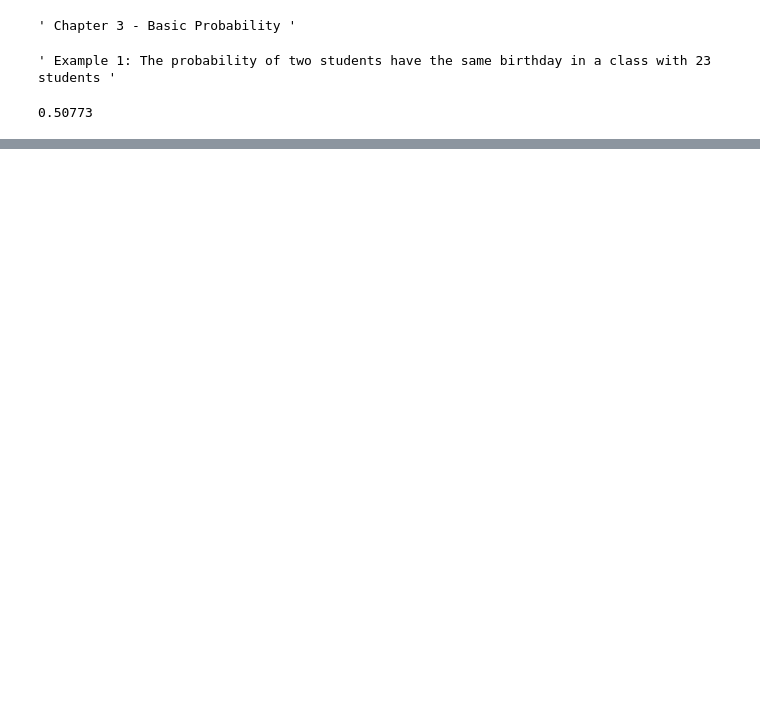
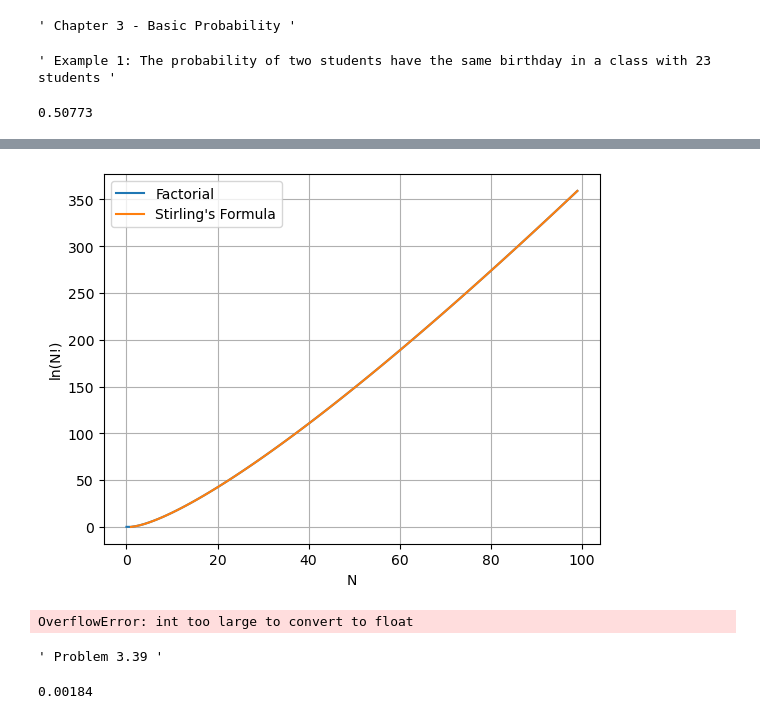
Before and after one commit to matheusdomingoscarneiro/statistics-probability, a Jupyter notebook: chapter-3.ipynb, the cells around one changed output, grey strips where cells are left out. Saved outputs shown, nothing was run; the diff lists cells and outputs as text; code cells hidden in the pictures; blank space fills up the shorter version.

```diff
--- a/chapter-3.ipynb
+++ b/chapter-3.ipynb
@@ -44,0 +48,31 @@ probability
+# %%
+def factorial(n):
+
+    fact = 1 # Initial value of product
+
+    # Multiplies sequentialy until the value of N in 'N!'
+    for number in range(1, n+1):
+
+        fact *= number
+
+    return fact
+# %%
+def stirlings_formula(n):
+
+    return np.sqrt(2*np.pi) * n**(n + 0.5) * np.exp(-n)
+# %%
+N = 100 # The maximum N in the set of the question
+
+# Define the value arrays
+factorial_array = np.zeros(100)
+stirlings_array = np.zeros(100)
+
+for n in range(N):
+
+    factorial_array[n] = factorial(n)
+    stirlings_array[n] = stirlings_formula(n)
+
+# Compare the values calculated by factorial and by Stirling's approximation
+for n in range(N):
+
+    print('N', n, 'factorial', np.log10(factorial_array[n]), "Stirling's", np.log10(stirlings_array[n]))
@@ -44,0 +97,24 @@ probability
+# %%
+x = [n for n in range(100)]
+
+plt.plot(x, np.log(factorial_array), label = "Factorial")
+plt.plot(x, np.log(stirlings_array), label = "Stirling's Formula")
+
+plt.xlabel("N")
+plt.ylabel("ln(N!)")
+
+#plt.xlim(-1, 5)
+plt.legend()
+plt.grid()
+# %% [output]
+[figure, added]
+# %%
+print('N', 200, 'factorial', np.log10(factorial(200)), "Stirling's", np.log10(stirlings_formula(200)))
+
+# Try to run this cell without the factorial value. Both cases do not work because values are too large.
+# %% [output]
+OverflowError: int too large to convert to float
+# %%
+''' Problem 3.39 '''
+# %% [output]
+' Problem 3.39 '
@@ -44,0 +146,4 @@ probability
+# %%
+probability
+# %% [output]
+0.00184
```
Also changed, not shown: parts of 7 cells of this notebook, 2 other files.
